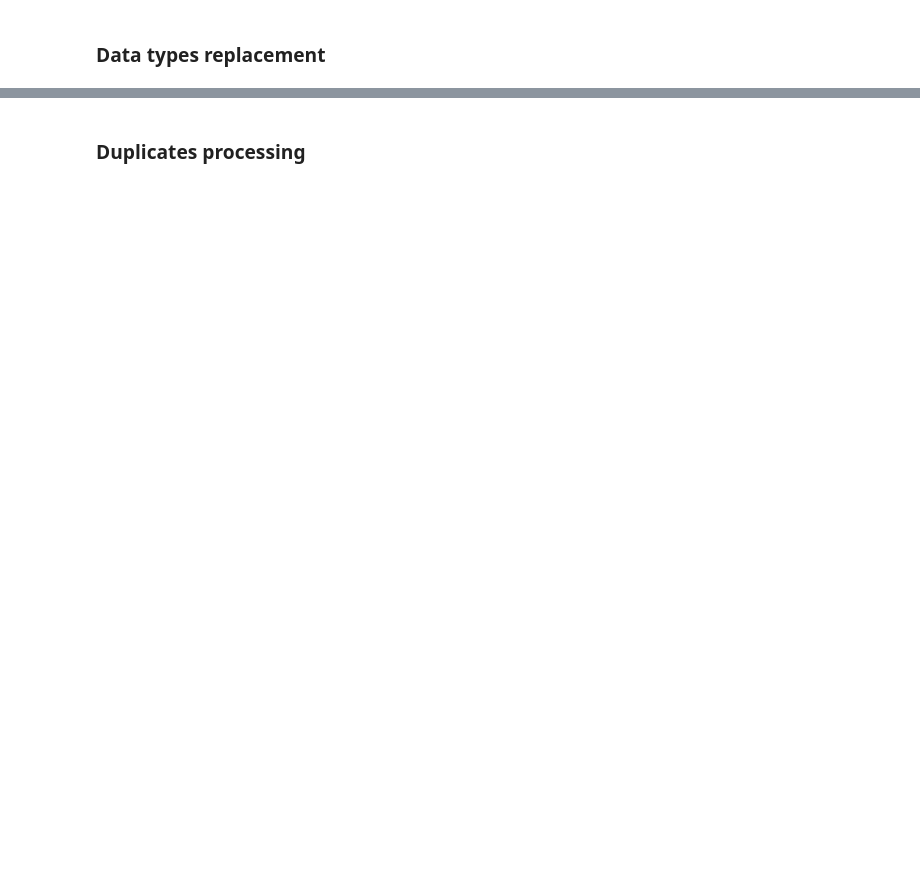
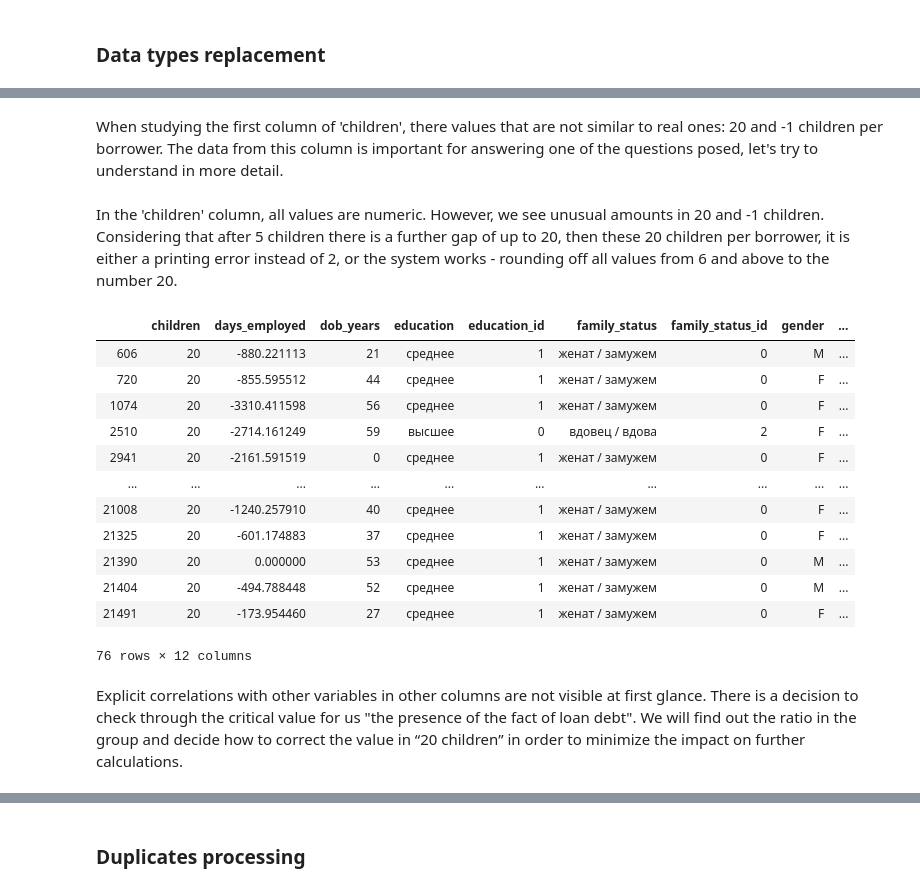
Before and after one commit to DanSib/data-analysis-training-projects, a Jupyter notebook: bank_credit_score_reliability_analysis/Credit_score_reliability_EDA.ipynb, the cells around one changed output, grey strips where cells are left out. Drawn from its saved outputs; the diff is of its cells as text; code cells hidden in the pictures; blank space fills up the shorter version.

```diff
--- a/bank_credit_score_reliability_analysis/Credit_score_reliability_EDA.ipynb
+++ b/bank_credit_score_reliability_analysis/Credit_score_reliability_EDA.ipynb
@@ -495,0 +266,28 @@ None
+# %% [markdown]
+When studying the first column of 'children', there values that are not similar to real ones: 20 and -1 children per borrower. The data from this column is important for answering one of the questions posed, let's try to understand in more detail.
+# %% [markdown]
+In the 'children' column, all values are numeric.
+However, we see unusual amounts in 20 and -1 children.
+Considering that after 5 children there is a further gap of up to 20, then these 20 children per borrower, it is either a printing error instead of 2, or the system works - rounding off all values from 6 and above to the number 20.
+# %%
+# children ==20, to find connections
+
+data[data['children'] == 20]
+# %% [output]
+|  | children | days_employed | dob_years | education | education_id | family_status | family_status_id | gender | ... |
+| 606 | 20 | -880.221113 | 21 | среднее | 1 | женат / замужем | 0 | M | ... |
+| 720 | 20 | -855.595512 | 44 | среднее | 1 | женат / замужем | 0 | F | ... |
+| 1074 | 20 | -3310.411598 | 56 | среднее | 1 | женат / замужем | 0 | F | ... |
+| 2510 | 20 | -2714.161249 | 59 | высшее | 0 | вдовец / вдова | 2 | F | ... |
+| 2941 | 20 | -2161.591519 | 0 | среднее | 1 | женат / замужем | 0 | F | ... |
+| ... | ... | ... | ... | ... | ... | ... | ... | ... | ... |
+| 21008 | 20 | -1240.257910 | 40 | среднее | 1 | женат / замужем | 0 | F | ... |
+| 21325 | 20 | -601.174883 | 37 | среднее | 1 | женат / замужем | 0 | F | ... |
+| 21390 | 20 | 0.000000 | 53 | среднее | 1 | женат / замужем | 0 | M | ... |
+| 21404 | 20 | -494.788448 | 52 | среднее | 1 | женат / замужем | 0 | M | ... |
+| 21491 | 20 | -173.954460 | 27 | среднее | 1 | женат / замужем | 0 | F | ... |
+76 rows × 12 columns
+# %% [markdown]
+Explicit correlations with other variables in other columns are not visible at first glance.
+There is a decision to check through the critical value for us "the presence of the fact of loan debt".
+We will find out the ratio in the group and decide how to correct the value in “20 children” in order to minimize the impact on further calculations.
```
Also changed, not shown: parts of 220 cells of this notebook, 1 other file.
